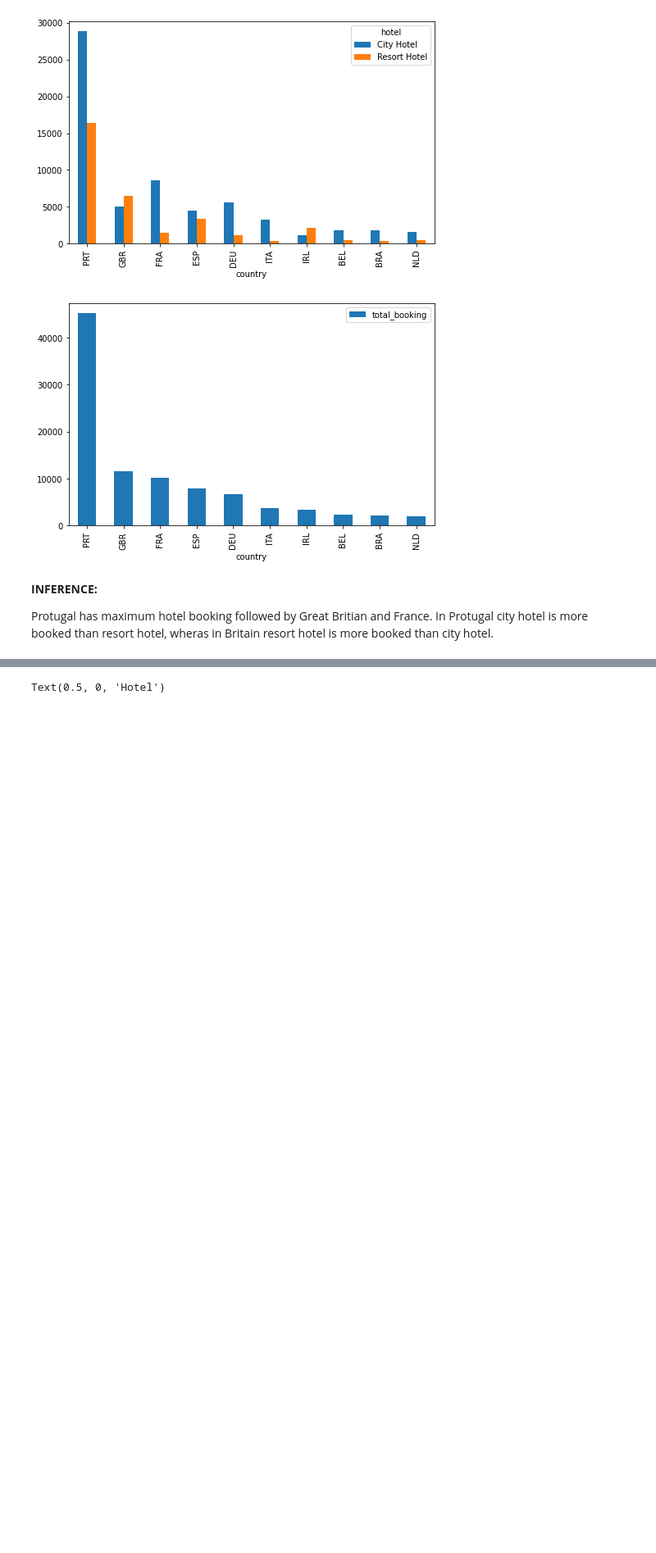
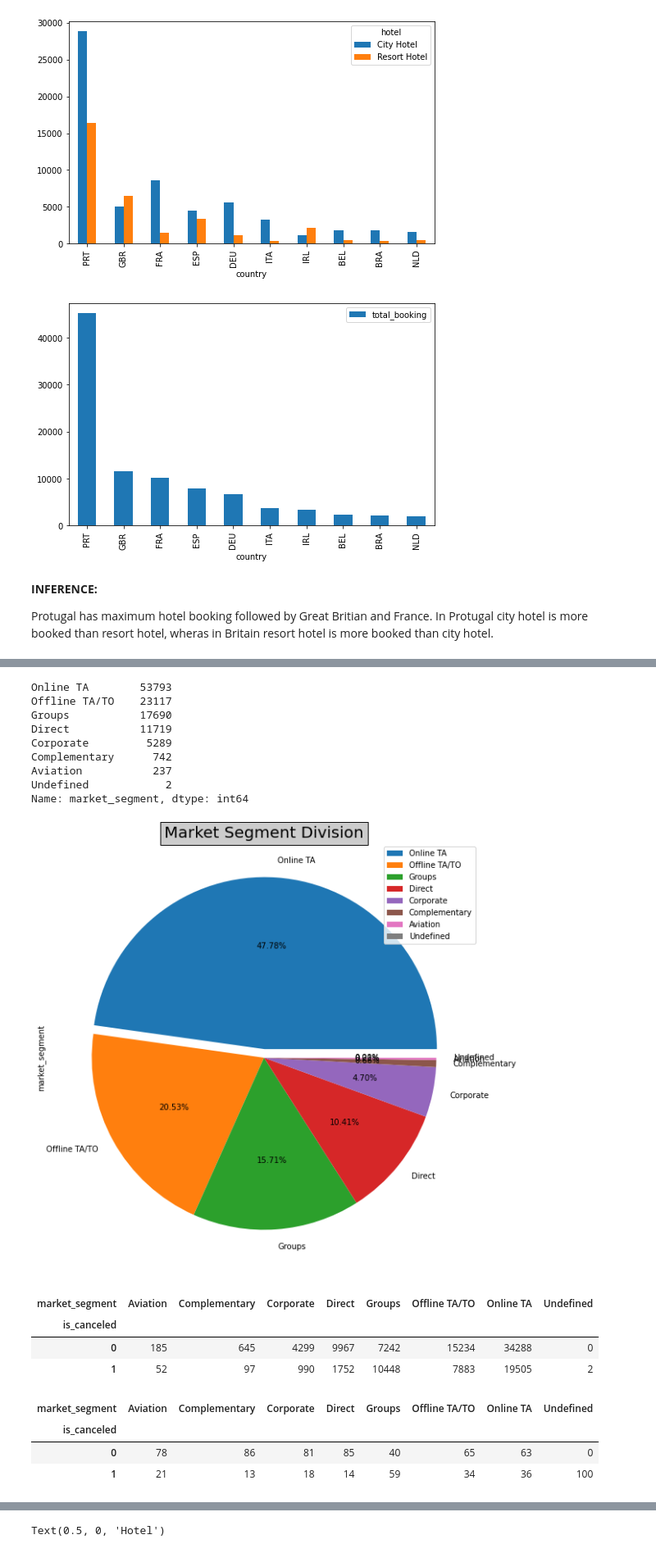
Before and after one commit to gauriagarwal18/Hotel_Booking_Analysis, a Jupyter notebook: Hotel_Booking.ipynb, the cells around one changed output, grey strips where cells are left out. Shown at 82% size. Cells and saved outputs as stored; diff of their text form; code cells hidden in the pictures; blank space fills up the shorter version.

```diff
--- a/Hotel_Booking.ipynb
+++ b/Hotel_Booking.ipynb
@@ -300,0 +459,33 @@ Protugal has maximum hotel booking followed by Great Britian and France. In Prot
+# %%
+#
+def make_pieplot(data,y_axis,title = None):
+  '''
+  input
+  data: Pandas series for pie plotting
+  y_axis: column of pandas dataframe
+  title: String value for plot title
+
+  output
+  Display a pie chart
+  '''
+  explode_list = data.value_counts().tolist()
+  explode_ = [0 if elem != max(explode_list) else 0.05 for elem in explode_list]
+  dict_data=data.value_counts()
+  dict_data.plot(kind = 'pie', y = y_axis, autopct='%1.2f%%', figsize =(15,10),explode = explode_, fontsize = 10,legend=True,rot=45)
+  #plt.legend(title ='market_segment',loc ='lower right')
+  plt.title(title,bbox={'facecolor':'0.8', 'pad':5}, fontsize = 20)
+# %%
+#
+make_pieplot(hotels["market_segment"],"market_segment","Market Segment Division")
+hotels["market_segment"].value_counts()
+# %% [output]
+Online TA        53793
+Offline TA/TO    23117
+Groups           17690
+Direct           11719
+Corporate         5289
+Complementary      742
+Aviation           237
+Undefined            2
+Name: market_segment, dtype: int64
+[figure, added]
@@ -300,0 +497,8 @@ Protugal has maximum hotel booking followed by Great Britian and France. In Prot
+# %%
+#
+segment_cancelled
+# %% [output]
+| market_segment | Aviation | Complementary | Corporate | Direct | Groups | Offline TA/TO | Online TA | Undefined |
+| is_canceled |  |  |  |  |  |  |  |  |
+| 0 | 185 | 645 | 4299 | 9967 | 7242 | 15234 | 34288 | 0 |
+| 1 | 52 | 97 | 990 | 1752 | 10448 | 7883 | 19505 | 2 |
@@ -300,0 +512,8 @@ Protugal has maximum hotel booking followed by Great Britian and France. In Prot
+# %%
+#
+segment_cancelled_percentage
+# %% [output]
+| market_segment | Aviation | Complementary | Corporate | Direct | Groups | Offline TA/TO | Online TA | Undefined |
+| is_canceled |  |  |  |  |  |  |  |  |
+| 0 | 78 | 86 | 81 | 85 | 40 | 65 | 63 | 0 |
+| 1 | 21 | 13 | 18 | 14 | 59 | 34 | 36 | 100 |
```
Also changed, not shown: parts of 77 cells of this notebook.
